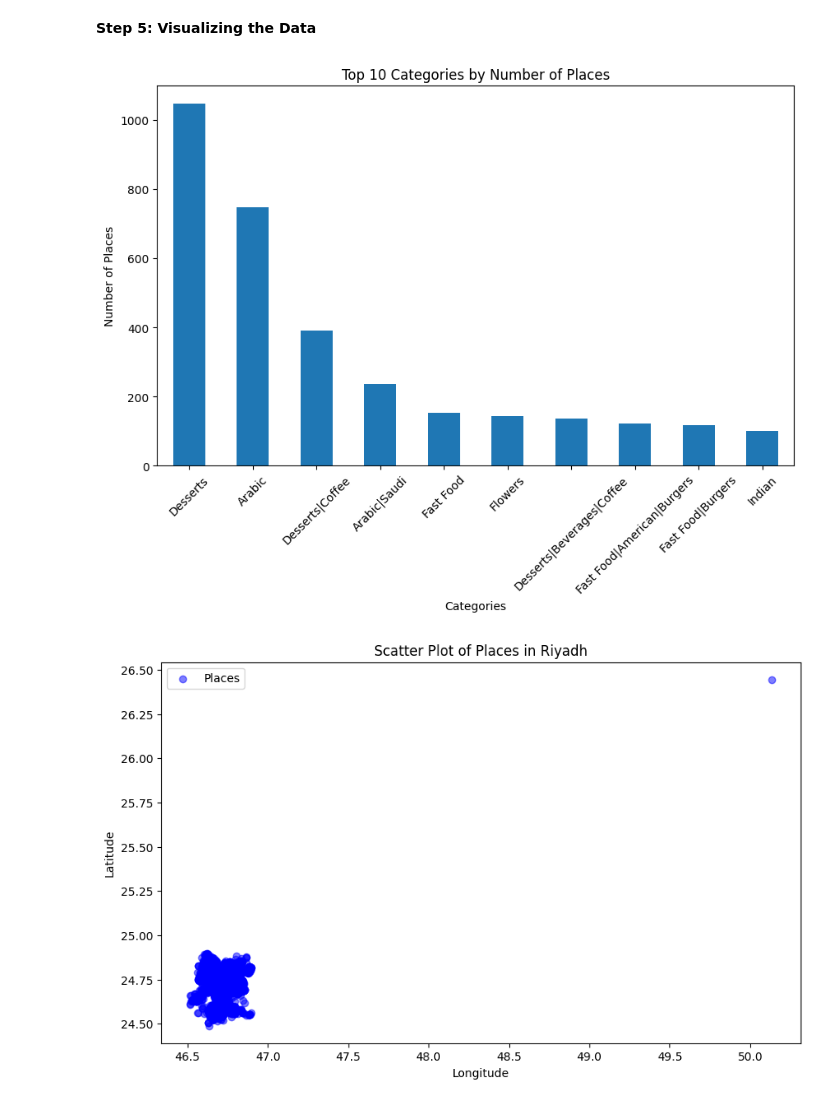
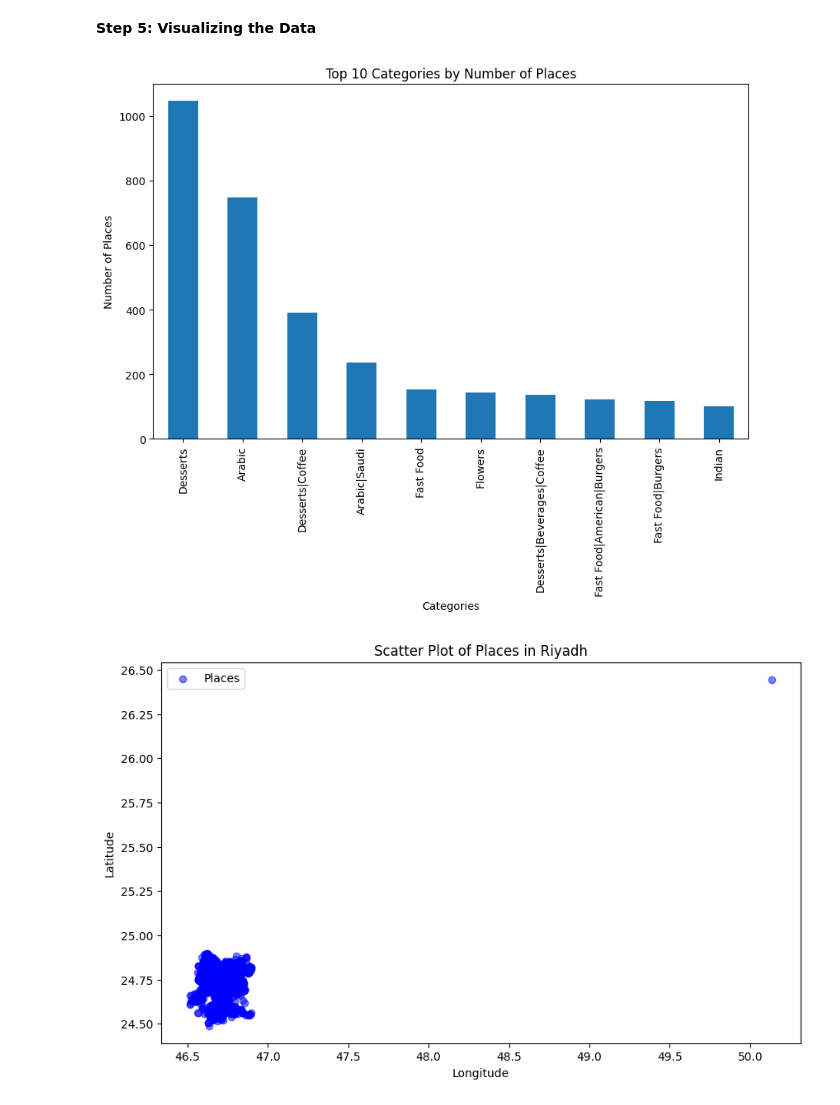
Before and after one commit to MFF0/Learning-AI-Data-Science-and-Machine-Learning, a Jupyter notebook: 01_tutorial_pandas_numpy_matplotlib.ipynb, the cells around one changed output. Drawn from its saved outputs; the diff is of its cells as text; code cells hidden in the pictures.

```diff
--- a/01_tutorial_pandas_numpy_matplotlib.ipynb
+++ b/01_tutorial_pandas_numpy_matplotlib.ipynb
@@ -11,15 +11,15 @@ Upload the dataset riyadh_places_8836x9.csv by clicking on the folder icon in th
 # %%
 # Import required libraries
 import pandas as pd
+import matplotlib.pyplot as plt
 import numpy as np
-import matplotlib.pyplot as plt
 
 # Load the dataset
-file_path = 'Resources/riyadh_places_8836x9.csv'
-data = pd.read_csv(file_path)
+path = "Resources/riyadh_places_8836x9.csv"
+places_DS = pd.read_csv(path)
 
 # Display the first few rows of the dataset
-data.head()
+places_DS.head()
 # %% [output]
 |  | id | place_name | is_restaurant | categories | average_rating | rate_count | granular_category | ... |
 | 0 | 1 | Shawarma Alaz | RESTAURANT | Sandwich|Fast Food|Shawarma | 3.0 | 3 | restaurants | ... |
@@ -104,10 +104,10 @@ data[data.isnull().any(axis=1)]
 | 4002 | 4003 | The Chinese Next Door | RESTAURANT | NaN | 4.0 | 14 | restaurants | ... |
 # %%
 # Fill missing numeric values with the median
-data['average_rating'] = data['average_rating'].fillna(data['average_rating'].median())
-data['rate_count'] = data['rate_count'].fillna(data['rate_count'].median())
+places_DS['average_rating'] = places_DS['average_rating'].fillna(places_DS['average_rating'].mean())
+places_DS['rate_count'] = places_DS['rate_count'].fillna(places_DS['rate_count'].mean())
 
 # Fill missing categorical values with a placeholder
-data['categories'] = data['categories'].fillna('Unknown')
+places_DS['categories'] = places_DS['categories'].fillna('unknown')
 # %%
 # Verify that there are no missing values
@@ -157,18 +157,17 @@ top_rated
 **Step 5: Visualizing the Data**
 # %%
 # Count the number of places in each category
-category_counts = data['categories'].value_counts()
+cat_counts = places_DS['categories'].value_counts()
 
 # Plot the top 10 categories
 plt.figure(figsize=(10, 6))
-category_counts.head(10).plot(kind='bar')
+cat_counts.head(10).plot(kind='bar')
 plt.title('Top 10 Categories by Number of Places')
 plt.xlabel('Categories')
 plt.ylabel('Number of Places')
-plt.xticks(rotation=45)
 plt.show()
 # %% [output]
-[figure, old version]
+[figure, new version]
 # %%
 # Scatter plot of places based on latitude and longitude
 plt.figure(figsize=(10, 6))
```
Also changed, not shown: parts of 6 cells of this notebook.
